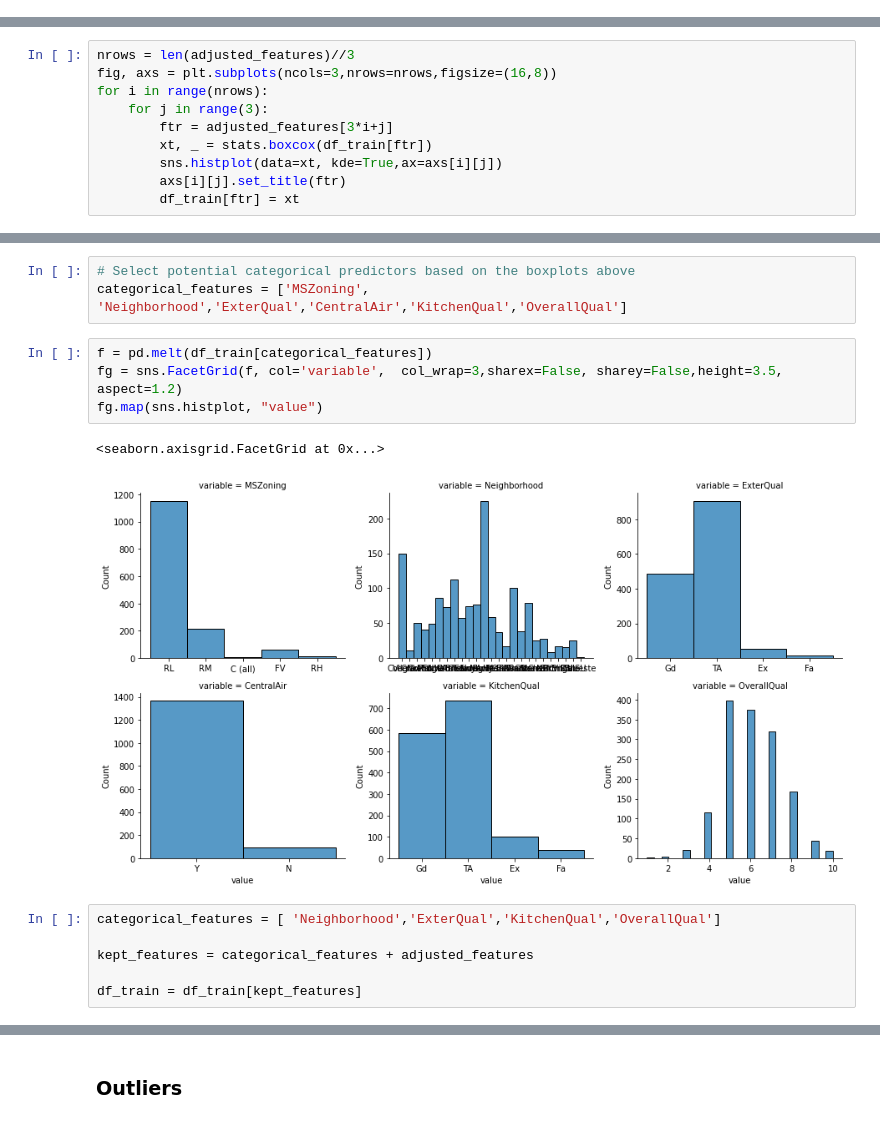
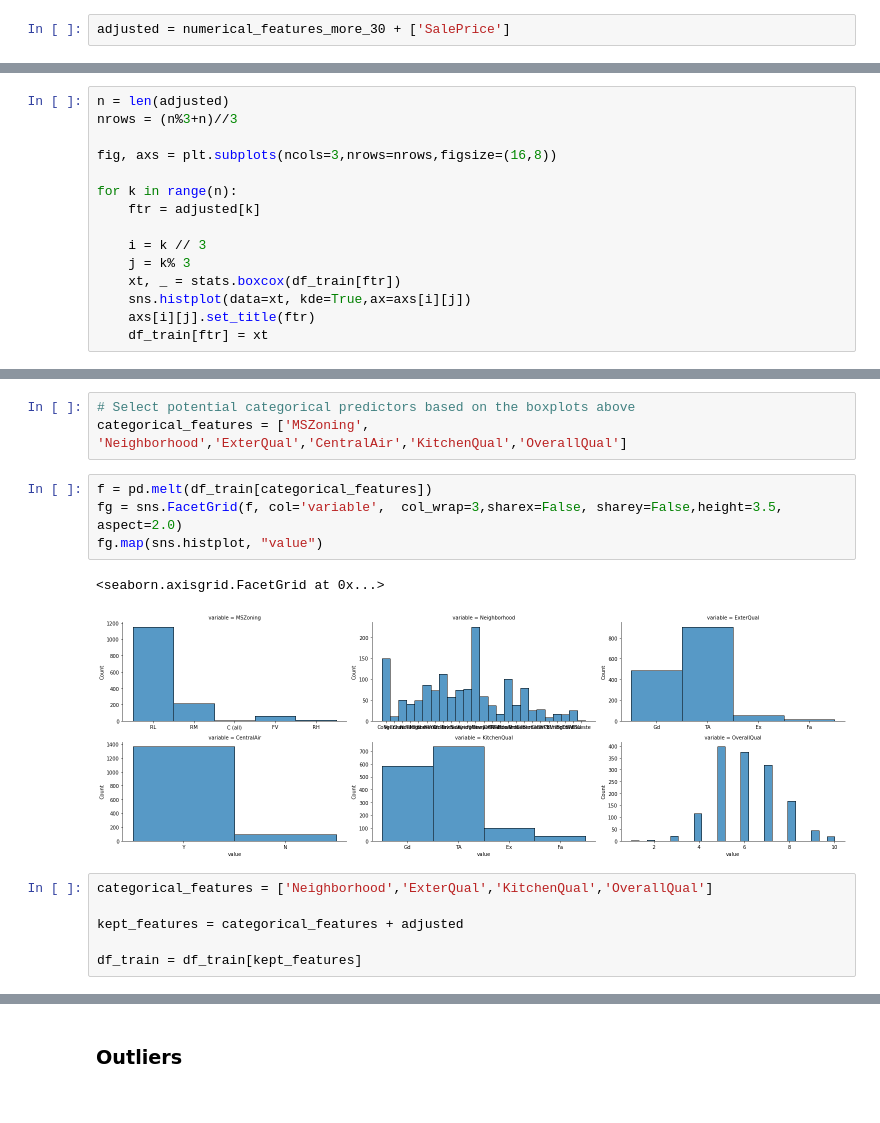
Before and after one commit to yd124/STA663FinalProject, a Jupyter notebook: EDA.ipynb, the cells around one changed output, grey strips where cells are left out. Saved outputs shown, nothing was run; the diff lists cells and outputs as text.

```diff
--- a/EDA.ipynb
+++ b/EDA.ipynb
@@ -56,6 +51,8 @@ numerical_features_more_30 = [x for x in numerical_features if x not in numerica
 # fg.map(sns.histplot, "value")
 # %%
 numerical_features_more_30 =['LotArea', 'TotalBsmtSF','1stFlrSF','GrLivArea','GarageArea']
+# %%
+adjusted = numerical_features_more_30 + ['SalePrice']
 # %% [markdown]
 Adjust skewness
 # %%
@@ -72,14 +68,19 @@ adjusted_features = numerical_features_more_30 + ['SalePrice']
 # %%
 df_train.replace({'TotalBsmtSF':{0:1}, 'GarageArea':{0: 1}}, inplace=True)
 # %%
-nrows = len(adjusted_features)//3
+n = len(adjusted)
+nrows = (n%3+n)//3
+
 fig, axs = plt.subplots(ncols=3,nrows=nrows,figsize=(16,8))
-for i in range(nrows):
-    for j in range(3):
-        ftr = adjusted_features[3*i+j]
-        xt, _ = stats.boxcox(df_train[ftr])
-        sns.histplot(data=xt, kde=True,ax=axs[i][j])
-        axs[i][j].set_title(ftr)
-        df_train[ftr] = xt
+
+for k in range(n):
+    ftr = adjusted[k]
+
+    i = k // 3
+    j = k% 3
+    xt, _ = stats.boxcox(df_train[ftr])
+    sns.histplot(data=xt, kde=True,ax=axs[i][j])
+    axs[i][j].set_title(ftr)
+    df_train[ftr] = xt
 # %% [output]
 [figure]
@@ -142,15 +158,15 @@ srt_box('SalePrice', df_categorical)
 categorical_features = ['MSZoning', 'Neighborhood','ExterQual','CentralAir','KitchenQual','OverallQual']
 # %%
 f = pd.melt(df_train[categorical_features])
-fg = sns.FacetGrid(f, col='variable',  col_wrap=3,sharex=False, sharey=False,height=3.5, aspect=1.2)
+fg = sns.FacetGrid(f, col='variable',  col_wrap=3,sharex=False, sharey=False,height=3.5, aspect=2.0)
 fg.map(sns.histplot, "value")
 # %% [output]
 <seaborn.axisgrid.FacetGrid at 0x...>
-[figure, old version]
+[figure, new version]
 # %%
-categorical_features = [ 'Neighborhood','ExterQual','KitchenQual','OverallQual']
+categorical_features = ['Neighborhood','ExterQual','KitchenQual','OverallQual']
 
-kept_features = categorical_features + adjusted_features
+kept_features = categorical_features + adjusted
 
 df_train = df_train[kept_features]
 # %%
```
Also changed, not shown: parts of 23 cells of this notebook.
